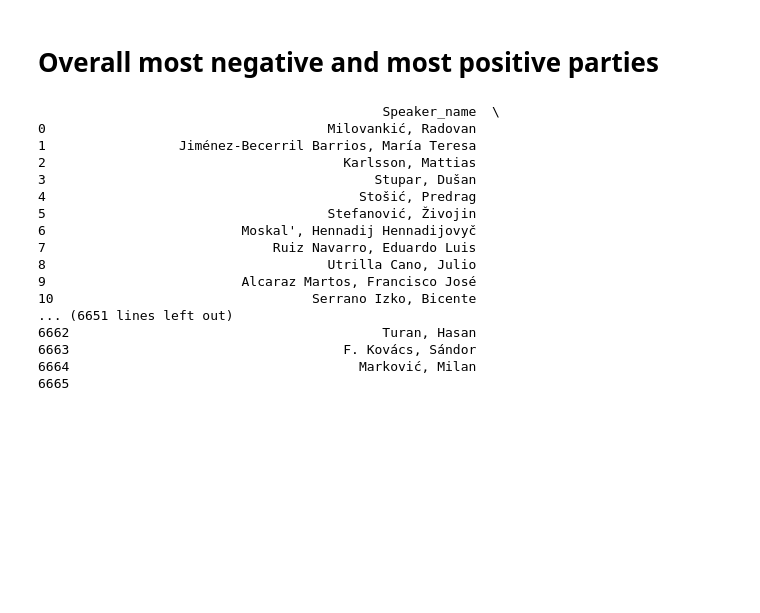
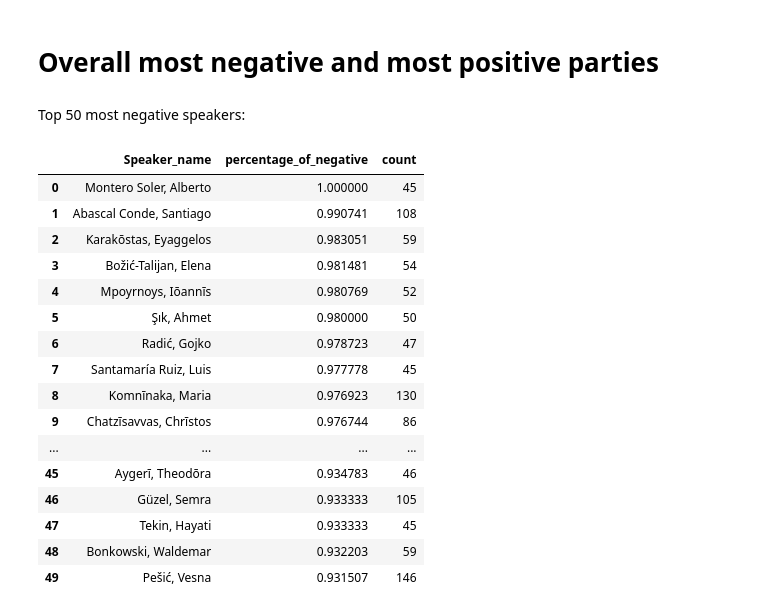
Before and after one commit to clarinsi/parlasent_analysis, a Jupyter notebook: 3_champions_of_sentiment_discoruse.ipynb, the cells around one changed output. Cells and saved outputs as stored; diff of their text form; code cells hidden in the pictures; blank space fills up the shorter version.

```diff
--- a/3_champions_of_sentiment_discoruse.ipynb
+++ b/3_champions_of_sentiment_discoruse.ipynb
@@ -185,23 +165,25 @@ calculate_sentiment("Speaker_party", country="FR", term="15e législature")
 | 16 | MODEM | 0.270095 | 9704 |
 # %% [markdown]
 # Overall most negative and most positive parties
+# %% [markdown]
+Top 50 most negative speakers:
 # %%
-calculate_sentiment("Speaker_name", country="", term="",filter="1sd")
+calculate_sentiment("Speaker_name", country="", term="",filter="Q1+").head(50)
 # %% [output]
-                                            Speaker_name  \
-0                                    Milovankić, Radovan
-1                 Jiménez-Becerril Barrios, María Teresa
-2                                      Karlsson, Mattias
-3                                          Stupar, Dušan
-4                                        Stošić, Predrag
-5                                    Stefanović, Živojin
-6                         Moskal', Hennadij Hennadijovyč
-7                             Ruiz Navarro, Eduardo Luis
-8                                    Utrilla Cano, Julio
-9                         Alcaraz Martos, Francisco José
-10                                 Serrano Izko, Bicente
-... (6651 lines left out)
-6662                                        Turan, Hasan
-6663                                   F. Kovács, Sándor
-6664                                     Marković, Milan
-6665
+|  | Speaker_name | percentage_of_negative | count |
+| 0 | Montero Soler, Alberto | 1.000000 | 45 |
+| 1 | Abascal Conde, Santiago | 0.990741 | 108 |
+| 2 | Karakōstas, Eyaggelos | 0.983051 | 59 |
+| 3 | Božić-Talijan, Elena | 0.981481 | 54 |
+| 4 | Mpoyrnoys, Iōannīs | 0.980769 | 52 |
+| 5 | Şık, Ahmet | 0.980000 | 50 |
+| 6 | Radić, Gojko | 0.978723 | 47 |
+| 7 | Santamaría Ruiz, Luis | 0.977778 | 45 |
+| 8 | Komnīnaka, Maria | 0.976923 | 130 |
+| 9 | Chatzīsavvas, Chrīstos | 0.976744 | 86 |
+| ... | ... | ... | ... |
+| 45 | Aygerī, Theodōra | 0.934783 | 46 |
+| 46 | Güzel, Semra | 0.933333 | 105 |
+| 47 | Tekin, Hayati | 0.933333 | 45 |
+| 48 | Bonkowski, Waldemar | 0.932203 | 59 |
+| 49 | Pešić, Vesna | 0.931507 | 146 |
```
Also changed, not shown: parts of 9 cells of this notebook, 1 other file.
